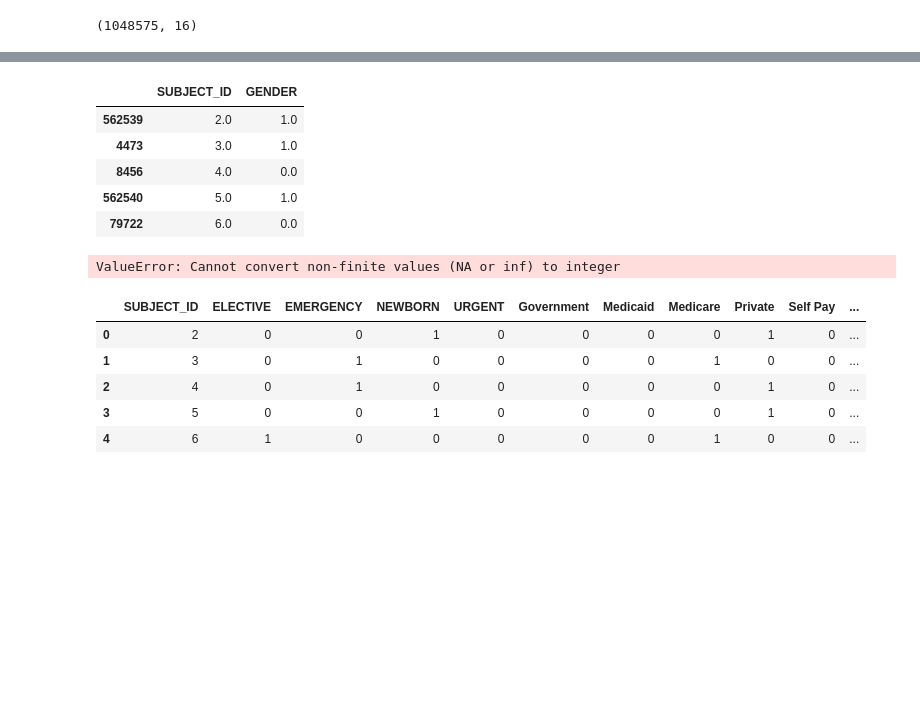
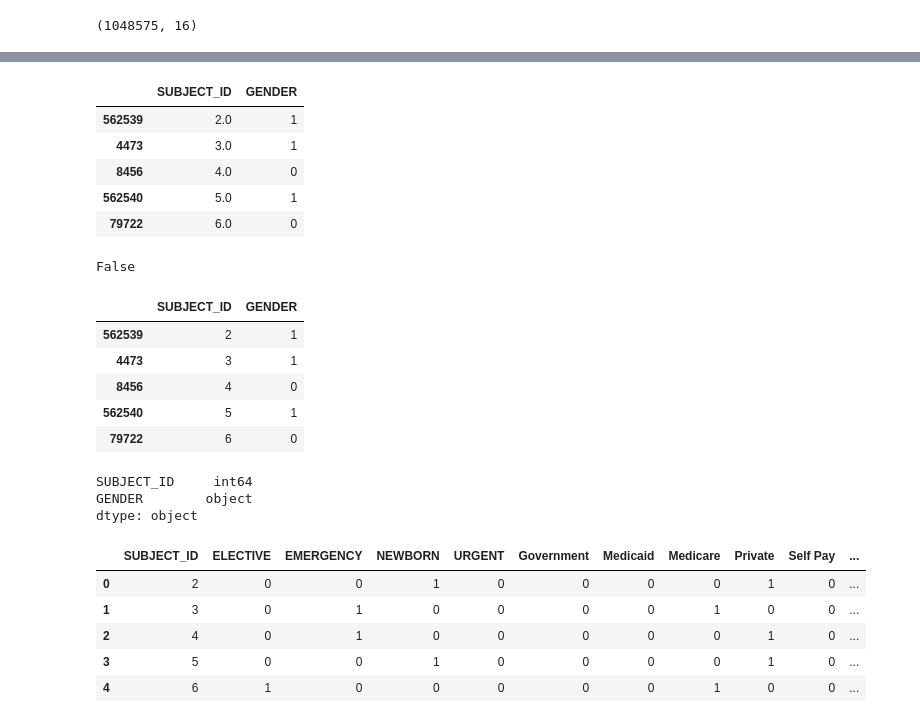
Before and after one commit to kathy908000/Health-Care-Research, a Jupyter notebook: MIMICIII-Matrixfinal.ipynb, the cells around one changed output, grey strips where cells are left out. Drawn from its saved outputs; the diff is of its cells as text; code cells hidden in the pictures; blank space fills up the shorter version.

```diff
--- a/MIMICIII-Matrixfinal.ipynb
+++ b/MIMICIII-Matrixfinal.ipynb
@@ -1255,0 +1284,2 @@ gdata.head()
+# %%
+gdata = gdata.drop(634709)
@@ -1283,18 +1316,34 @@ gdf = gdata[['SUBJECT_ID', 'GENDER']]
 gdf.head()
 # %% [output]
 |  | SUBJECT_ID | GENDER |
-| 562539 | 2.0 | 1.0 |
-| 4473 | 3.0 | 1.0 |
-| 8456 | 4.0 | 0.0 |
-| 562540 | 5.0 | 1.0 |
-| 79722 | 6.0 | 0.0 |
+| 562539 | 2.0 | 1 |
+| 4473 | 3.0 | 1 |
+| 8456 | 4.0 | 0 |
+| 562540 | 5.0 | 1 |
+| 79722 | 6.0 | 0 |
+# %%
+gdf.isnull().values.any()
+# %% [output]
+False
 # %%
 gdf = gdf.astype(int)
 gdf = gdf.astype(str)
+gdf = gdf.astype({'SUBJECT_ID': int})
 gdf.head()
 ## na values
 # %% [output]
-ValueError: Cannot convert non-finite values (NA or inf) to integer
+|  | SUBJECT_ID | GENDER |
+| 562539 | 2 | 1 |
+| 4473 | 3 | 1 |
+| 8456 | 4 | 0 |
+| 562540 | 5 | 1 |
+| 79722 | 6 | 0 |
+# %%
+gdf.dtypes
+# %% [output]
+SUBJECT_ID     int64
+GENDER        object
+dtype: object
 # %%
 new = pd.merge(new, gdf, how='inner', on='SUBJECT_ID' )
 new.head()
```
Also changed, not shown: parts of 11 cells of this notebook.
